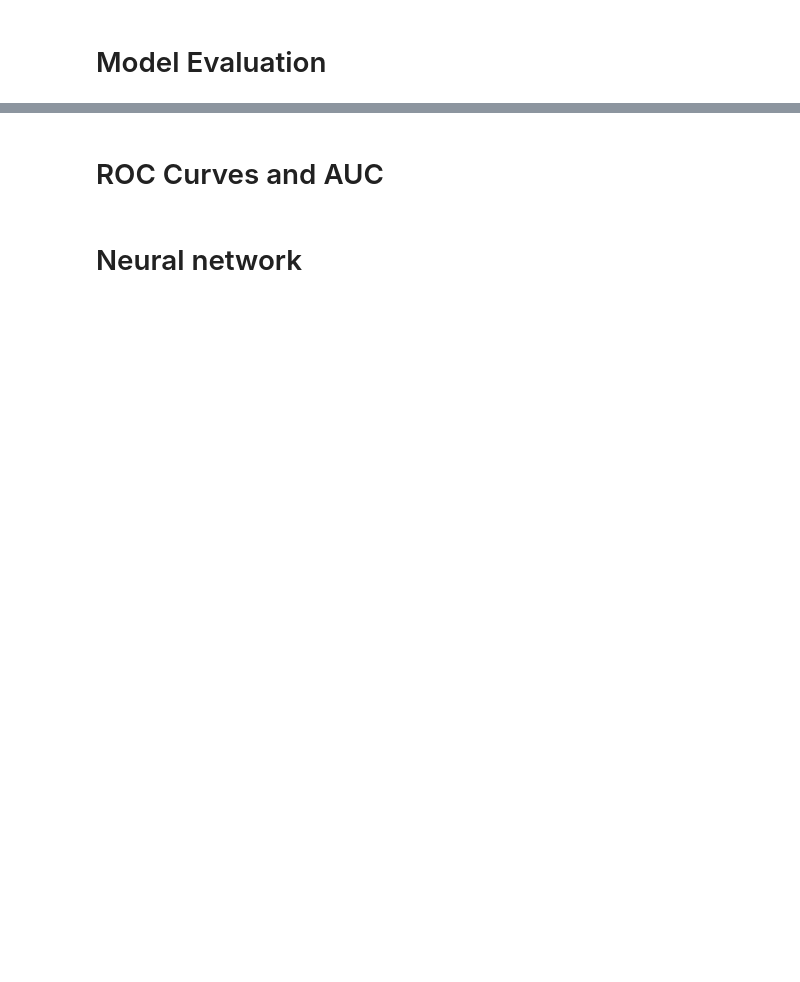
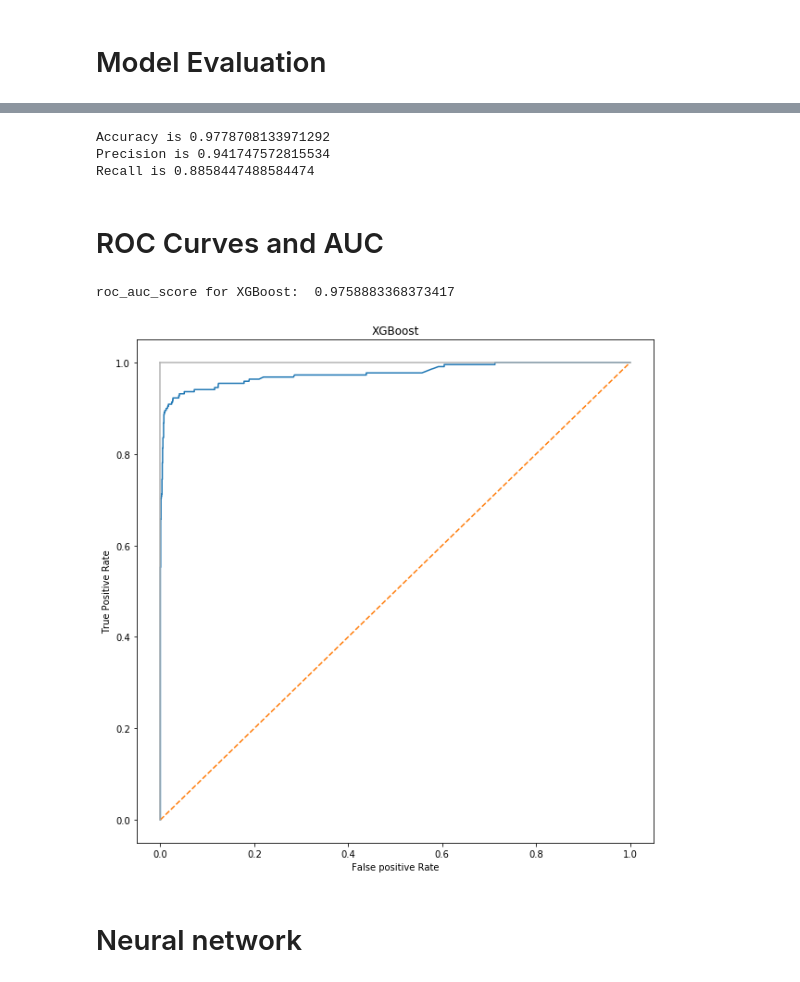
Before and after one commit to atsushii/Football_game_prediction, a Jupyter notebook: spam_classification.ipynb, the cells around one changed output, grey strips where cells are left out. Saved outputs shown, nothing was run; the diff lists cells and outputs as text; code cells hidden in the pictures; blank space fills up the shorter version.

```diff
--- a/spam_classification.ipynb
+++ b/spam_classification.ipynb
@@ -362,11 +356,9 @@ This model seems working well
 from xgboost import XGBClassifier
 
 params = {
-    "max_depth": [5, 6],
-    "min_child_weight": [1, 3, 5],
-    "gamma": [0.5, 1, 3, 5],
+    "min_child_weight": [1, 3],
+    "gamma": [0.5, 1, 3],
     "learning_rate": [1, 0.1],
-    "subsample": [0.8, 1.0]
 }
 
 xgb = XGBClassifier()
@@ -379,4 +394,4 @@ print("accuracy is {}".format(xgb.best_score_))
 # %%
 # use best param
-best_xgb = XGBClassifier(C=100.0, penalty="l2", solver="liblinear", random_state=42)
+best_xgb = XGBClassifier(gamma=0.5, learning_rate=1, min_child_weight=1)
 best_xgb.fit(X_train, y_train)
@@ -383,3 +406,3 @@ best_xgb.fit(X_train, y_train)
 # %%
-pred = best_clf.predict(X_test)
-probs = best_clf.predict_proba(X_test)[:, 1]
+pred = best_xgb.predict(X_test)
+probs = best_xgb.predict_proba(X_test)[:, 1]
@@ -400,6 +430,10 @@ plt.show()
 print("Accuracy is {}".format(metrics.accuracy_score(y_test, pred)))
 print("Precision is {}".format(metrics.precision_score(y_test, pred)))
 print("Recall is {}".format(metrics.recall_score(y_test, pred)))
+# %% [output]
+Accuracy is 0.9778708133971292
+Precision is 0.941747572815534
+Recall is 0.8858447488584474
 # %% [markdown]
 # ROC Curves and AUC
 # %%
@@ -409,16 +443,20 @@ acu = roc_auc_score(y_test, probs)
 # calculate roc
 fpr, tpr, thresholds = roc_curve(y_test, probs)
 # %%
-print('roc_auc_score for XGBoost: ', acu)
+print('roc_auc_score for XGBoost: ', xgb_acu)
+# %% [output]
+roc_auc_score for XGBoost:  0.9758883368373417
 # %%
 plt.subplots(figsize=(10, 10))
-plt.title("Logistic Regression")
+plt.title("XGBoost")
 plt.plot(fpr, tpr)
 plt.plot([0, 1], ls="--")
 plt.plot([0, 0], [1, 0], c=".7"), plt.plot([1, 1], c=".7")
 plt.ylabel("True Positive Rate")
 plt.xlabel("False positive Rate")
 plt.show()
+# %% [output]
+[figure, added]
 # %% [markdown]
 # Neural network
 # %%
```
Also changed, not shown: parts of 32 cells of this notebook.
